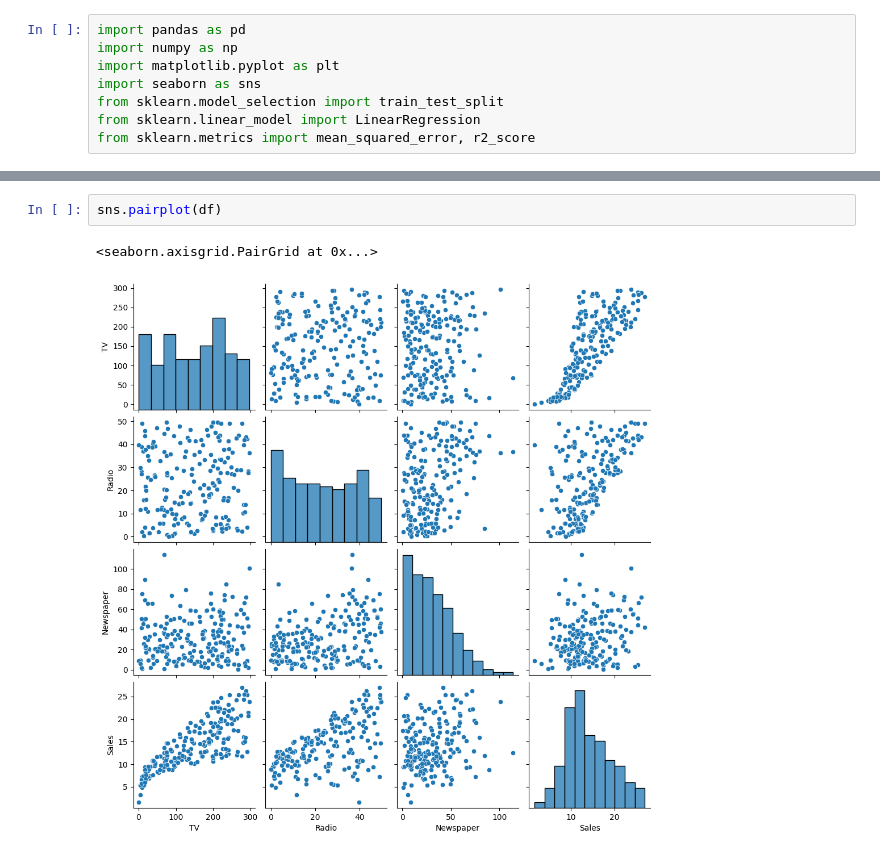
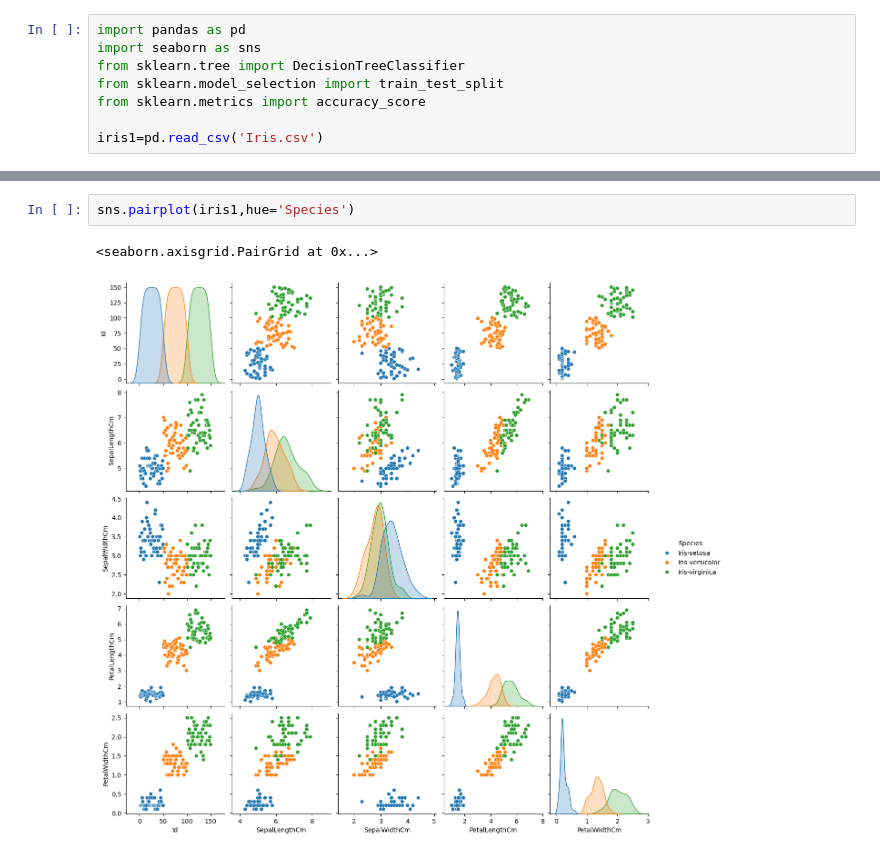
Before and after one commit to gourinj237/OIBSIP, a Jupyter notebook: OIBSIP.ipynb, the cells around one changed output, grey strips where cells are left out. Saved outputs shown, nothing was run; the diff lists cells and outputs as text.

```diff
--- a/OIBSIP.ipynb
+++ b/OIBSIP.ipynb
@@ -2,9 +2,9 @@
 <a href="https://colab.research.google.com/github/gourinj237/OIBSIP/blob/main/OIBSIP.ipynb" target="_parent"><img src="https://colab.research.google.com/assets/colab-badge.svg" alt="Open In Colab"/></a>
 # %%
 import pandas as pd
-import numpy as np
-import matplotlib.pyplot as plt
 import seaborn as sns
+from sklearn.tree import DecisionTreeClassifier
 from sklearn.model_selection import train_test_split
-from sklearn.linear_model import LinearRegression
-from sklearn.metrics import mean_squared_error, r2_score
+from sklearn.metrics import accuracy_score
+
+iris1=pd.read_csv('Iris.csv')
@@ -199,5 +53,5 @@ sns.histplot(df['Sales'])
 # %%
-sns.pairplot(df)
+sns.pairplot(iris1,hue='Species')
 # %% [output]
 <seaborn.axisgrid.PairGrid at 0x...>
-[figure, old version]
+[figure, new version]
```
Also changed, not shown: parts of 40 cells of this notebook.
